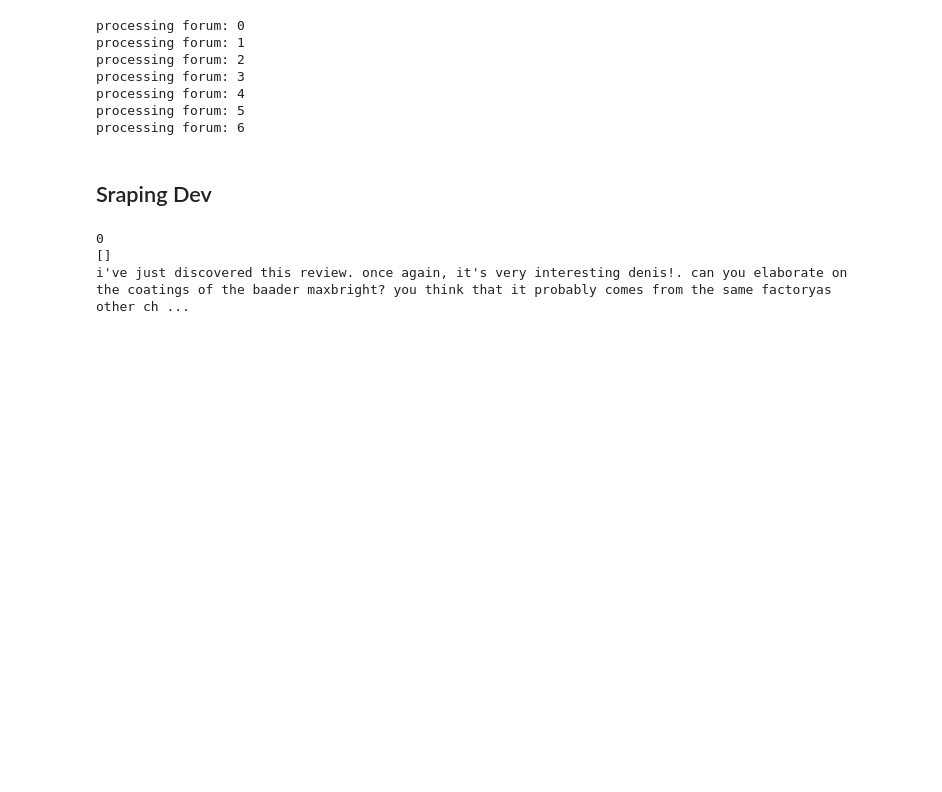
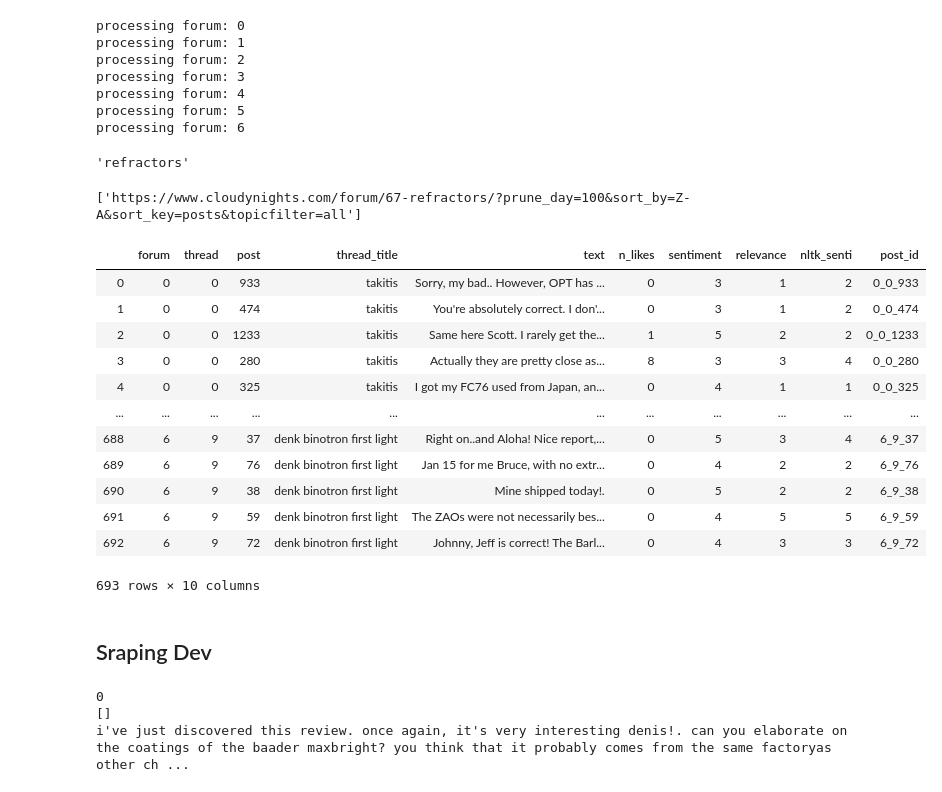
Before and after one commit to lidaliang/NLP_project, a Jupyter notebook: NLP_project.ipynb, the cells around one changed output. Saved outputs shown, nothing was run; the diff lists cells and outputs as text; code cells hidden in the pictures; blank space fills up the shorter version.

```diff
--- a/NLP_project.ipynb
+++ b/NLP_project.ipynb
@@ -392,3 +394,11 @@ processing forum: 3
 processing forum: 4
 processing forum: 5
 processing forum: 6
+# %%
+ extract_title_from_thread_url(forum_page_urls[0])
+# %% [output]
+'refractors'
+# %%
+forum_page_urls
+# %% [output]
+['https://www.cloudynights.com/forum/67-refractors/?prune_day=100&sort_by=Z-A&sort_key=posts&topicfilter=all']
@@ -395,3 +491,19 @@ processing forum: 6
+# %%
+data1_extra
+# %% [output]
+|  | forum | thread | post | thread_title | text | n_likes | sentiment | relevance | nltk_senti | post_id |
+| 0 | 0 | 0 | 933 | takitis | Sorry, my bad.. However, OPT has ... | 0 | 3 | 1 | 2 | 0_0_933 |
+| 1 | 0 | 0 | 474 | takitis | You're absolutely correct. I don'... | 0 | 3 | 1 | 2 | 0_0_474 |
+| 2 | 0 | 0 | 1233 | takitis | Same here Scott. I rarely get the... | 1 | 5 | 2 | 2 | 0_0_1233 |
+| 3 | 0 | 0 | 280 | takitis | Actually they are pretty close as... | 8 | 3 | 3 | 4 | 0_0_280 |
+| 4 | 0 | 0 | 325 | takitis | I got my FC76 used from Japan, an... | 0 | 4 | 1 | 1 | 0_0_325 |
+| ... | ... | ... | ... | ... | ... | ... | ... | ... | ... | ... |
+| 688 | 6 | 9 | 37 | denk binotron first light | Right on..and Aloha! Nice report,... | 0 | 5 | 3 | 4 | 6_9_37 |
+| 689 | 6 | 9 | 76 | denk binotron first light | Jan 15 for me Bruce, with no extr... | 0 | 4 | 2 | 2 | 6_9_76 |
+| 690 | 6 | 9 | 38 | denk binotron first light | Mine shipped today!. | 0 | 5 | 2 | 2 | 6_9_38 |
+| 691 | 6 | 9 | 59 | denk binotron first light | The ZAOs were not necessarily bes... | 0 | 4 | 5 | 5 | 6_9_59 |
+| 692 | 6 | 9 | 72 | denk binotron first light | Johnny, Jeff is correct! The Barl... | 0 | 4 | 3 | 3 | 6_9_72 |
+693 rows × 10 columns
 # %% [markdown]
 ## Sraping Dev
 # %%
```
Also changed, not shown: parts of 28 cells of this notebook.
